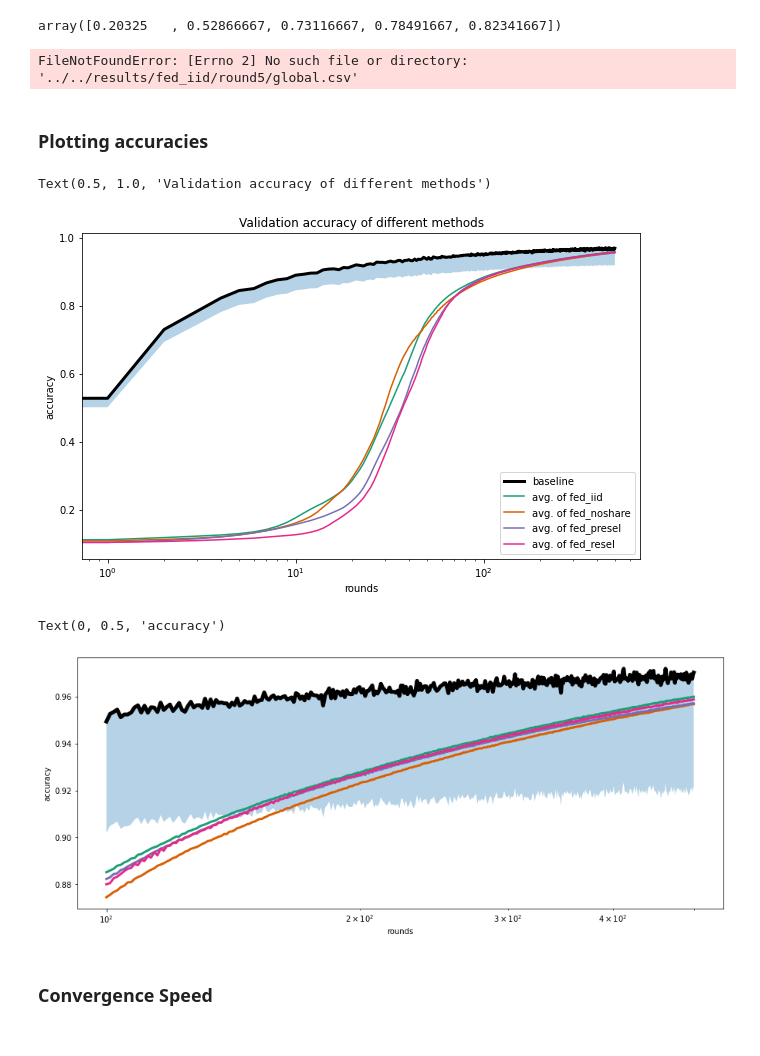
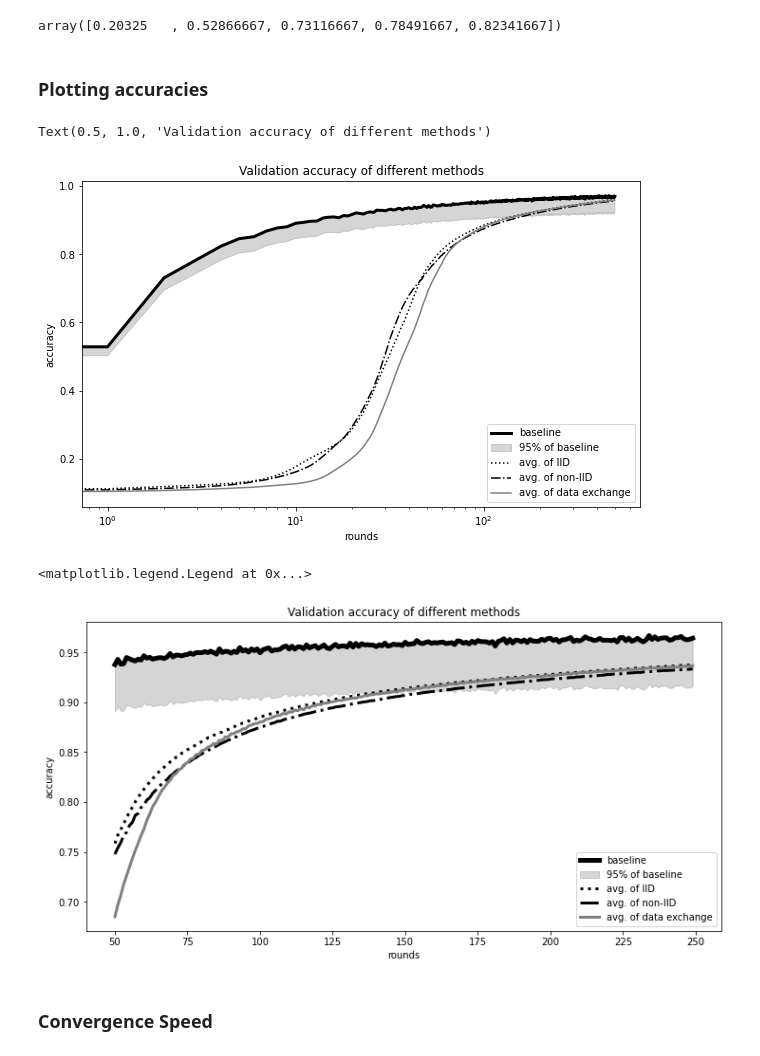
Before and after one commit to alelevente/FeLeSh, a Jupyter notebook: src/3_evaluation/learning_performance.ipynb, the cells around one changed output. Saved outputs shown, nothing was run; the diff lists cells and outputs as text; code cells hidden in the pictures.

Commit message:
gray scale plots

```diff
--- a/src/3_evaluation/learning_performance.ipynb
+++ b/src/3_evaluation/learning_performance.ipynb
@@ -179,8 +179,12 @@ plot_accuracies("fed_changeshare")
 
 ## **Processed values**
 # %%
-fed_measurements = ["fed_iid", "fed_noshare", "fed_fixshare", "fed_changeshare"]
-fed_names = ["fed_iid", "fed_noshare", "fed_presel", "fed_resel"]
+#fed_measurements = ["fed_iid", "fed_noshare", "fed_fixshare", "fed_changeshare"]
+#fed_names = ["fed_iid", "fed_noshare", "fed_presel", "fed_resel"]
+fed_measurements = ["fed_iid", "fed_noshare", "fed_changeshare"]
+fed_names = ["IID", "non-IID", "data exchange"]
+fed_linestyle = ["dotted", "dashdot", "solid"]
+fed_colors = ["black", "black", "gray"]
 # %%
 # loading baseline:
 baseline_path, _ = process_paths("baseline")
@@ -200,8 +204,6 @@ for meas_case in fed_measurements:
         accuracies.append(meas_data)
     accuracies = np.array(accuracies)
     glob_accuracies[meas_case] = np.mean(accuracies, axis=0)
-# %% [output]
-FileNotFoundError: [Errno 2] No such file or directory: '../../results/fed_iid/round5/global.csv'
 # %% [markdown]
 ### **Plotting accuracies**
 # %%
@@ -210,9 +212,10 @@ cmap = plt.get_cmap('Dark2')
 plt.figure(figsize=[10,6])
 
 plt.plot(baseline, color="k", label="baseline", linewidth=3)
-plt.fill_between(range(500), baseline*.95, baseline, alpha=0.33)
+plt.fill_between(range(500), baseline*.95, baseline, alpha=0.33, color="grey", label="95% of baseline")
 for i, meas in enumerate(fed_measurements):
-    plt.plot(glob_accuracies[meas], label="avg. of %s"%fed_names[i], color=cmap(i))
+    #plt.plot(glob_accuracies[meas], label="avg. of %s"%fed_names[i], color=cmap(i))
+    plt.plot(glob_accuracies[meas], label="avg. of %s"%fed_names[i], color=fed_colors[i], linestyle=fed_linestyle[i])
 plt.legend()
 
 plt.xlabel("rounds")
@@ -221,26 +224,26 @@ plt.ylabel("accuracy")
 plt.title("Validation accuracy of different methods")
 # %% [output]
 Text(0.5, 1.0, 'Validation accuracy of different methods')
-[figure, old version]
+[figure, new version]
 # %%
 cmap = plt.get_cmap('Dark2')
 
-plt.figure(figsize=[15,6])
+plt.figure(figsize=[12,6])
 
-plt.plot(np.arange(100, 500), baseline[100:], color="k", label="baseline", linewidth=5)
-plt.fill_between(range(100, 500), baseline[100:]*.95, baseline[100:], alpha=0.33)
+plt.plot(np.arange(50, 250), baseline[50:250], color="k", label="baseline", linewidth=5)
+plt.fill_between(range(50, 250), baseline[50:250]*.95, baseline[50:250], alpha=0.33, color="grey", label="95% of baseline")
 for i, meas in enumerate(fed_measurements):
-    plt.plot(np.arange(100, 500), glob_accuracies[meas][100:], label="avg. of %s"%fed_names[i], color=cmap(i),
-            linewidth=3)
-#plt.legend()
+    #plt.plot(np.arange(100, 500), glob_accuracies[meas][100:], label="avg. of %s"%fed_names[i], color=cmap(i), linewidth=3)
+    plt.plot(np.arange(50, 250), glob_accuracies[meas][50:250], label="avg. of %s"%fed_names[i], color=fed_colors[i], linewidth=3, linestyle=fed_linestyle[i])
 
 plt.xlabel("rounds")
-plt.xscale("log")
+#plt.xscale("log")
 plt.ylabel("accuracy")
-#plt.title("Validation accuracy of different methods")
+plt.title("Validation accuracy of different methods")
+plt.legend()
 # %% [output]
-Text(0, 0.5, 'accuracy')
+<matplotlib.legend.Legend at 0x...>
-[figure, old version]
+[figure, new version]
 # %% [markdown]
 ### **Convergence Speed**
 # %%
```
Also changed, not shown: 1 other file.
